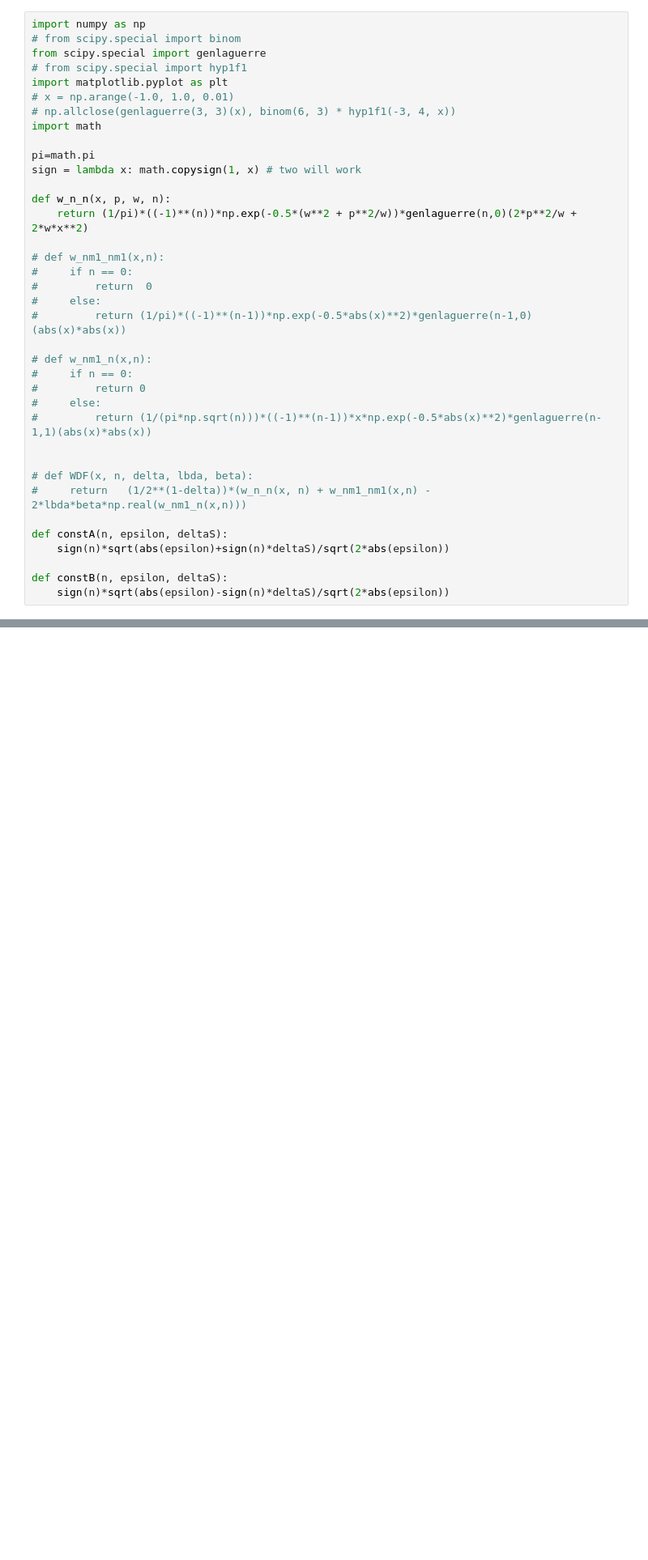
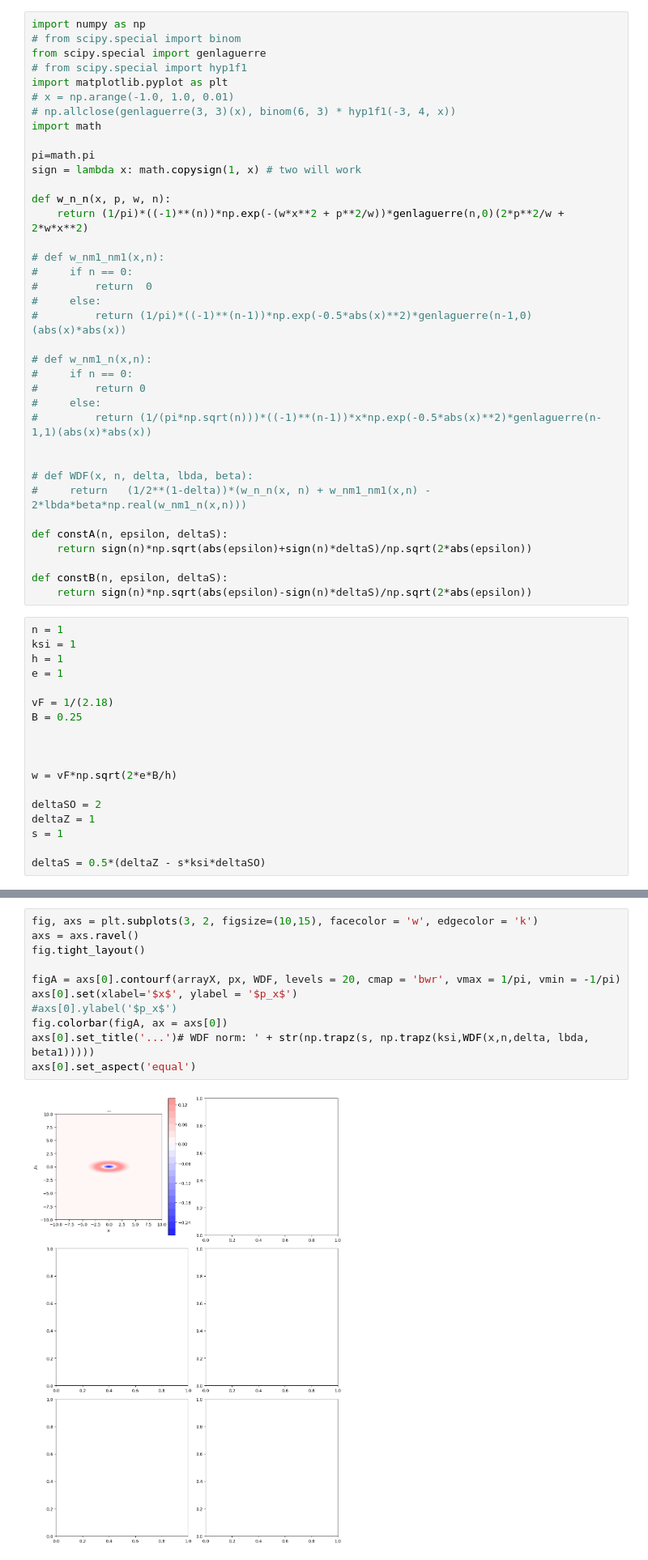
Before and after one commit to mkalka/wigner-2d-topo, a Jupyter notebook: wigner-silicene.ipynb, the cells around one changed output, grey strips where cells are left out. Shown at 81% size. Saved outputs shown, nothing was run; the diff lists cells and outputs as text; blank space fills up the shorter version.

```diff
--- a/wigner-silicene.ipynb
+++ b/wigner-silicene.ipynb
@@ -12,7 +12,7 @@ pi=math.pi
 sign = lambda x: math.copysign(1, x) # two will work
 
 def w_n_n(x, p, w, n):
-    return (1/pi)*((-1)**(n))*np.exp(-0.5*(w**2 + p**2/w))*genlaguerre(n,0)(2*p**2/w + 2*w*x**2)
+    return (1/pi)*((-1)**(n))*np.exp(-(w*x**2 + p**2/w))*genlaguerre(n,0)(2*p**2/w + 2*w*x**2)
 
 # def w_nm1_nm1(x,n):
 #     if n == 0:
@@ -31,8 +31,26 @@ def w_n_n(x, p, w, n):
 #     return   (1/2**(1-delta))*(w_n_n(x, n) + w_nm1_nm1(x,n) - 2*lbda*beta*np.real(w_nm1_n(x,n)))
 
 def constA(n, epsilon, deltaS):
-    sign(n)*sqrt(abs(epsilon)+sign(n)*deltaS)/sqrt(2*abs(epsilon))
+    return sign(n)*np.sqrt(abs(epsilon)+sign(n)*deltaS)/np.sqrt(2*abs(epsilon))
 
 def constB(n, epsilon, deltaS):
-    sign(n)*sqrt(abs(epsilon)-sign(n)*deltaS)/sqrt(2*abs(epsilon))
+    return sign(n)*np.sqrt(abs(epsilon)-sign(n)*deltaS)/np.sqrt(2*abs(epsilon))
+# %%
+n = 1
+ksi = 1
+h = 1
+e = 1
+
+vF = 1/(2.18)
+B = 0.25
+
+
+
+w = vF*np.sqrt(2*e*B/h)
+
+deltaSO = 2
+deltaZ = 1
+s = 1
+
+deltaS = 0.5*(deltaZ - s*ksi*deltaSO)
 # %%
@@ -56,0 +232,13 @@ n_m = abs(n) - (1-ksi)/2
+# %%
+fig, axs = plt.subplots(3, 2, figsize=(10,15), facecolor = 'w', edgecolor = 'k')
+axs = axs.ravel()
+fig.tight_layout()
+
+figA = axs[0].contourf(arrayX, px, WDF, levels = 20, cmap = 'bwr', vmax = 1/pi, vmin = -1/pi)
+axs[0].set(xlabel='$x$', ylabel = '$p_x$')
+#axs[0].ylabel('$p_x$')
+fig.colorbar(figA, ax = axs[0])
+axs[0].set_title('...')# WDF norm: ' + str(np.trapz(s, np.trapz(ksi,WDF(x,n,delta, lbda, beta1)))))
+axs[0].set_aspect('equal')
+# %% [output]
+[figure, added]
```
Also changed, not shown: parts of 5 cells of this notebook.
